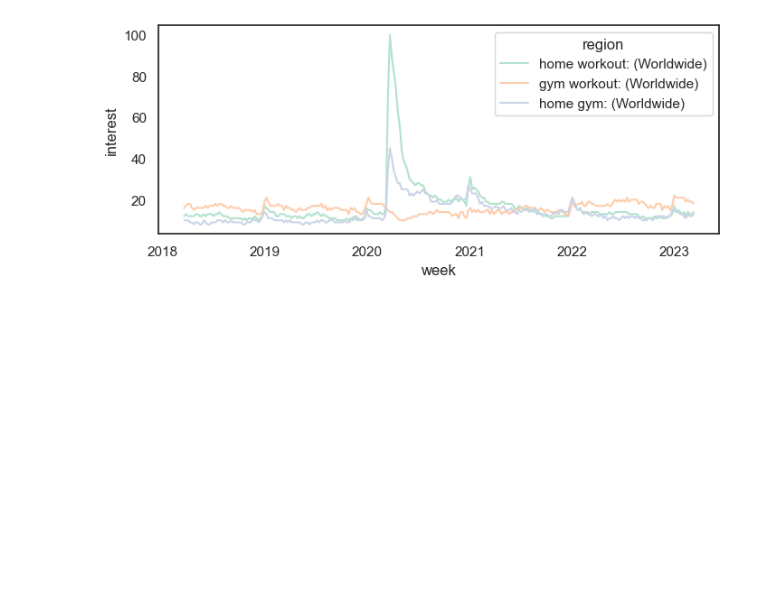
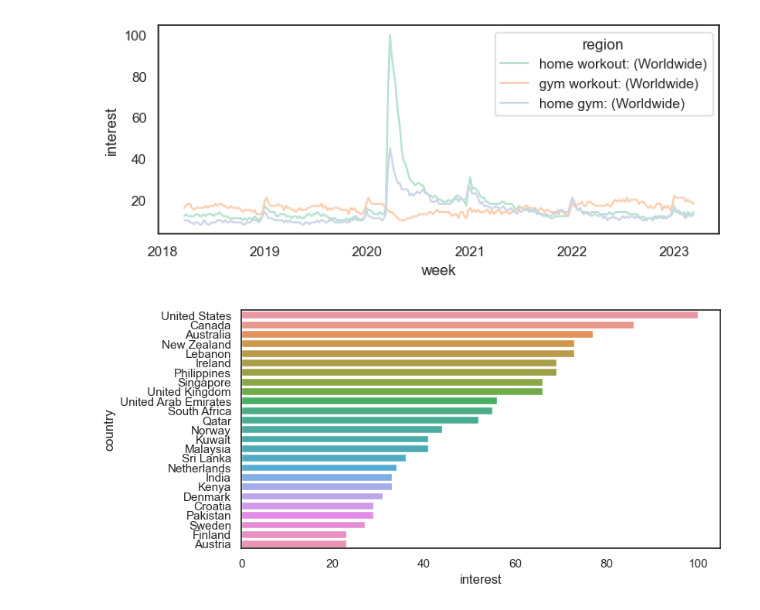
Before and after one commit to JeremyTallant/market_analysis, a Jupyter notebook: product_management.ipynb, the cells around one changed output. Saved outputs shown, nothing was run; the diff lists cells and outputs as text; code cells hidden in the pictures; blank space fills up the shorter version.

Commit message:
read in workout_global.csv file

```diff
--- a/product_management.ipynb
+++ b/product_management.ipynb
@@ -95,3 +95,8 @@ current = 'gym workout'
 peak_covid = 'home workout'
 # %% [output]
 [figure]
+# %%
+# Read in workout_global.csv
+workout_global = read_geo('data/workout_global.csv')
+# %% [output]
+[figure, added]
```
